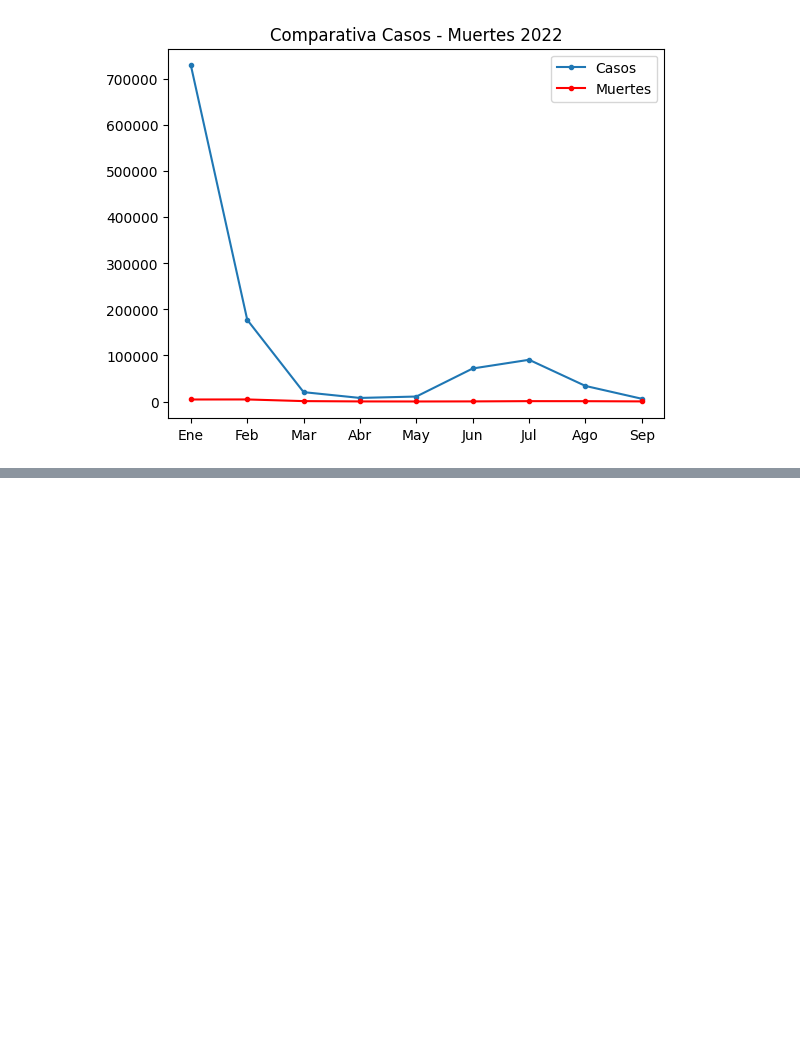
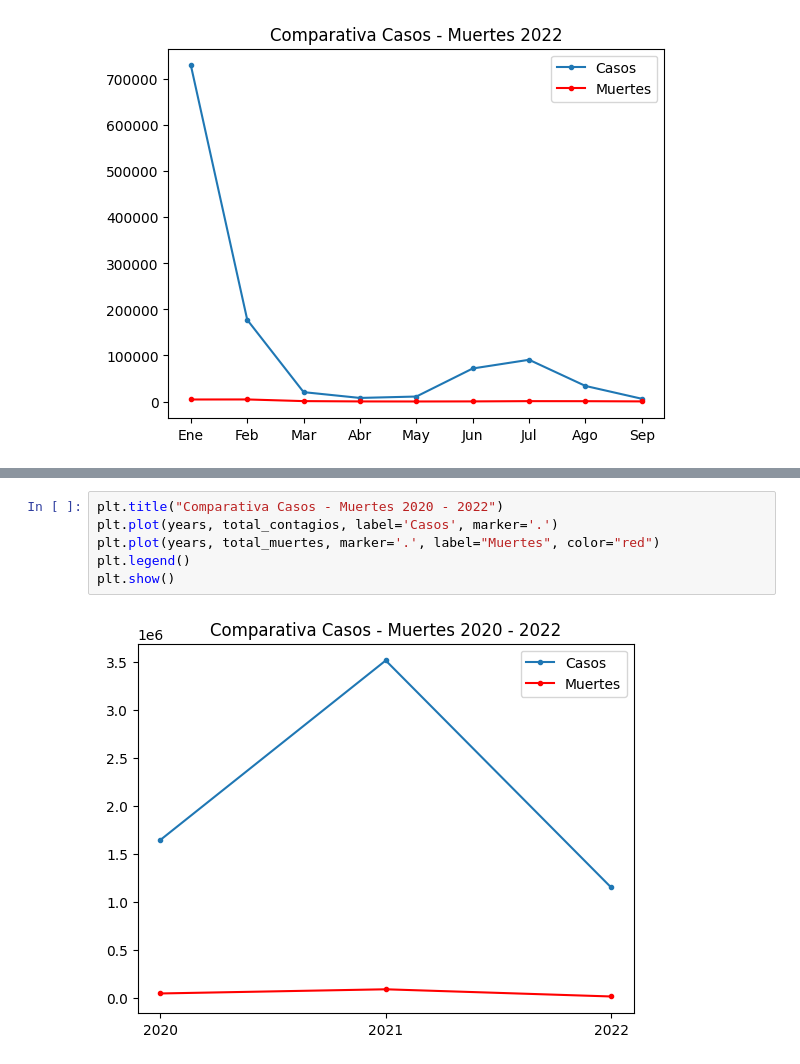
Before and after one commit to mdelacruz999/pythonProject, a Jupyter notebook: main.ipynb, the cells around one changed output, grey strips where cells are left out. Cells and saved outputs as stored; diff of their text form; blank space fills up the shorter version.

```diff
--- a/main.ipynb
+++ b/main.ipynb
@@ -416,0 +456,8 @@ plt.show()
+# %%
+plt.title("Comparativa Casos - Muertes 2020 - 2022")
+plt.plot(years, total_contagios, label='Casos', marker='.')
+plt.plot(years, total_muertes, marker='.', label="Muertes", color="red")
+plt.legend()
+plt.show()
+# %% [output]
+[figure, added]
```
Also changed, not shown: parts of 5 cells of this notebook.
